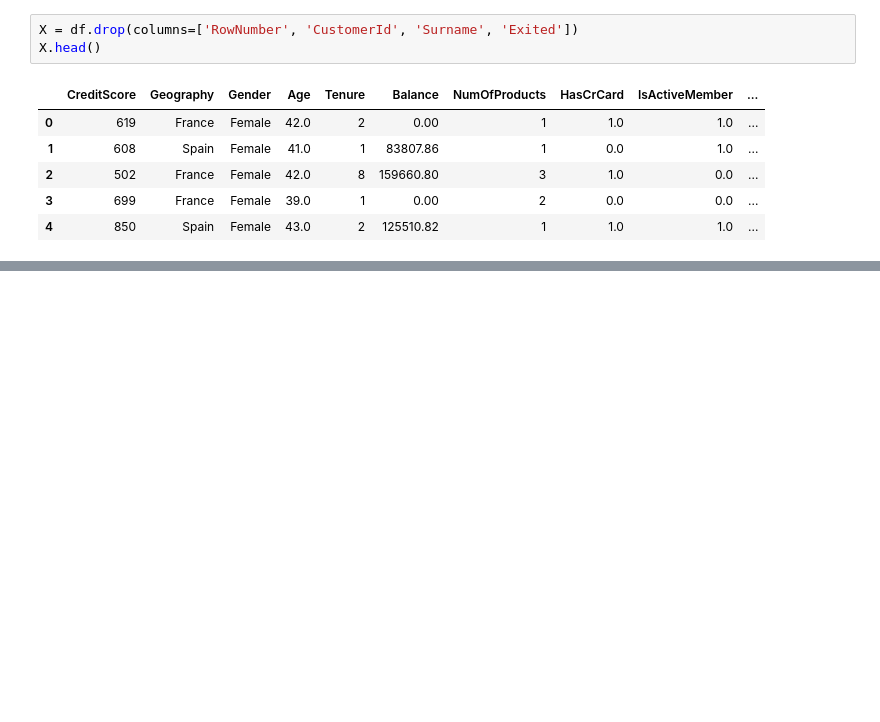
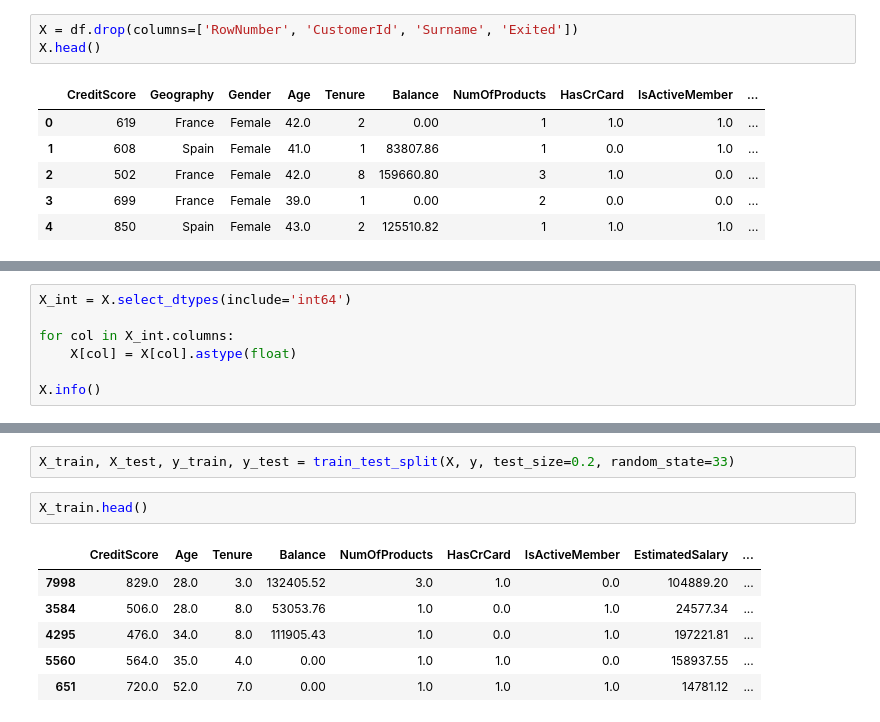
Before and after one commit to atharvadhumal03/Bank-Customer-Churn-Predictor-ML, a Jupyter notebook: JupyterNotebook.ipynb, the cells around one changed output, grey strips where cells are left out. Cells and saved outputs as stored; diff of their text form; blank space fills up the shorter version.

```diff
--- a/JupyterNotebook.ipynb
+++ b/JupyterNotebook.ipynb
@@ -578,0 +644,7 @@ Name: Exited, dtype: int64
+# %%
+X_int = X.select_dtypes(include='int64')
+
+for col in X_int.columns:
+    X[col] = X[col].astype(float)
+
+X.info()
@@ -578,0 +670,11 @@ Name: Exited, dtype: int64
+# %%
+X_train, X_test, y_train, y_test = train_test_split(X, y, test_size=0.2, random_state=33)
+# %%
+X_train.head()
+# %% [output]
+|  | CreditScore | Age | Tenure | Balance | NumOfProducts | HasCrCard | IsActiveMember | EstimatedSalary | ... |
+| 7998 | 829.0 | 28.0 | 3.0 | 132405.52 | 3.0 | 1.0 | 0.0 | 104889.20 | ... |
+| 3584 | 506.0 | 28.0 | 8.0 | 53053.76 | 1.0 | 0.0 | 1.0 | 24577.34 | ... |
+| 4295 | 476.0 | 34.0 | 8.0 | 111905.43 | 1.0 | 0.0 | 1.0 | 197221.81 | ... |
+| 5560 | 564.0 | 35.0 | 4.0 | 0.00 | 1.0 | 1.0 | 0.0 | 158937.55 | ... |
+| 651 | 720.0 | 52.0 | 7.0 | 0.00 | 1.0 | 1.0 | 1.0 | 14781.12 | ... |
```
Also changed, not shown: parts of 9 cells of this notebook.
